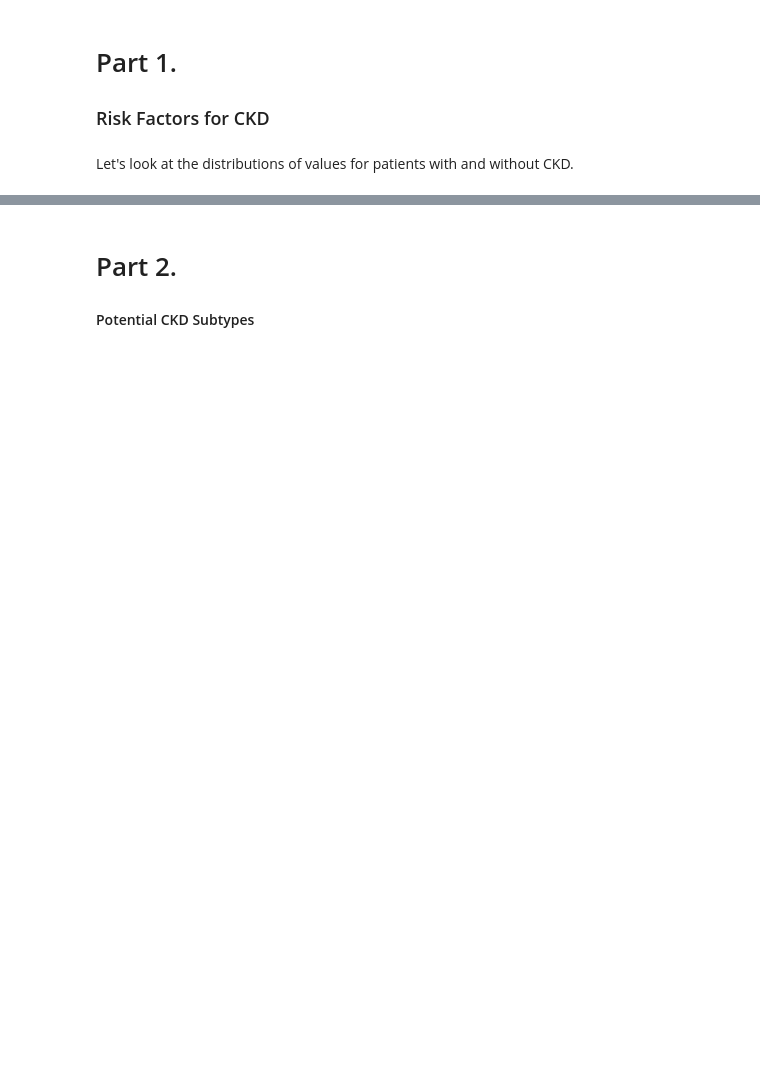
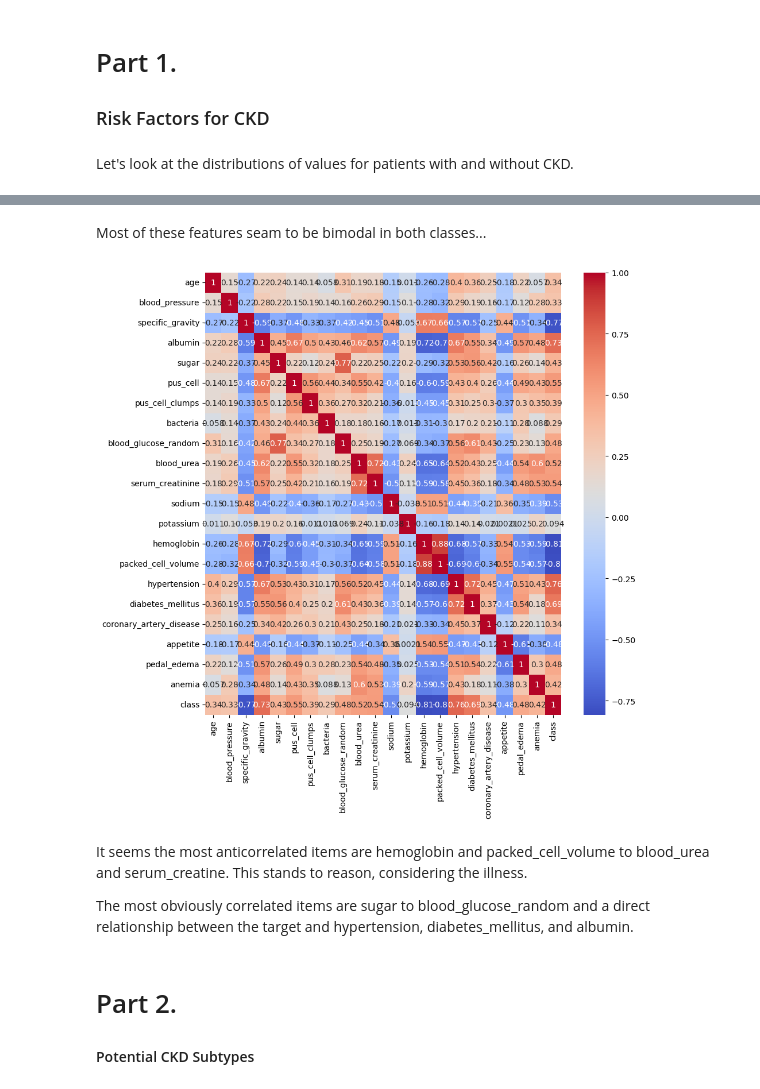
Before and after one commit to SamReeves/ckd-wemanity, a Jupyter notebook: presentation.ipynb, the cells around one changed output, grey strips where cells are left out. Drawn from its saved outputs; the diff is of its cells as text; code cells hidden in the pictures; blank space fills up the shorter version.

```diff
--- a/presentation.ipynb
+++ b/presentation.ipynb
@@ -42,3 +34,17 @@ for col in df.columns:
+# %% [markdown]
+Most of these features seam to be bimodal in both classes...
+# %%
+# correlation matrix
+corr = df.corr()
+plt.figure(figsize=(10,10))
+sns.heatmap(corr, annot=True, cmap='coolwarm')
+plt.show()
+# %% [output]
+[figure, added]
+# %% [markdown]
+It seems the most anticorrelated items are hemoglobin and packed_cell_volume to blood_urea and serum_creatine.  This stands to reason, considering the illness.
+
+The most obviously correlated items are sugar to blood_glucose_random and a direct relationship between the target and hypertension, diabetes_mellitus, and albumin.
 # %% [markdown]
 # Part 2.
 #### Potential CKD Subtypes
```
Also changed, not shown: parts of 7 cells of this notebook, 2 other files.
